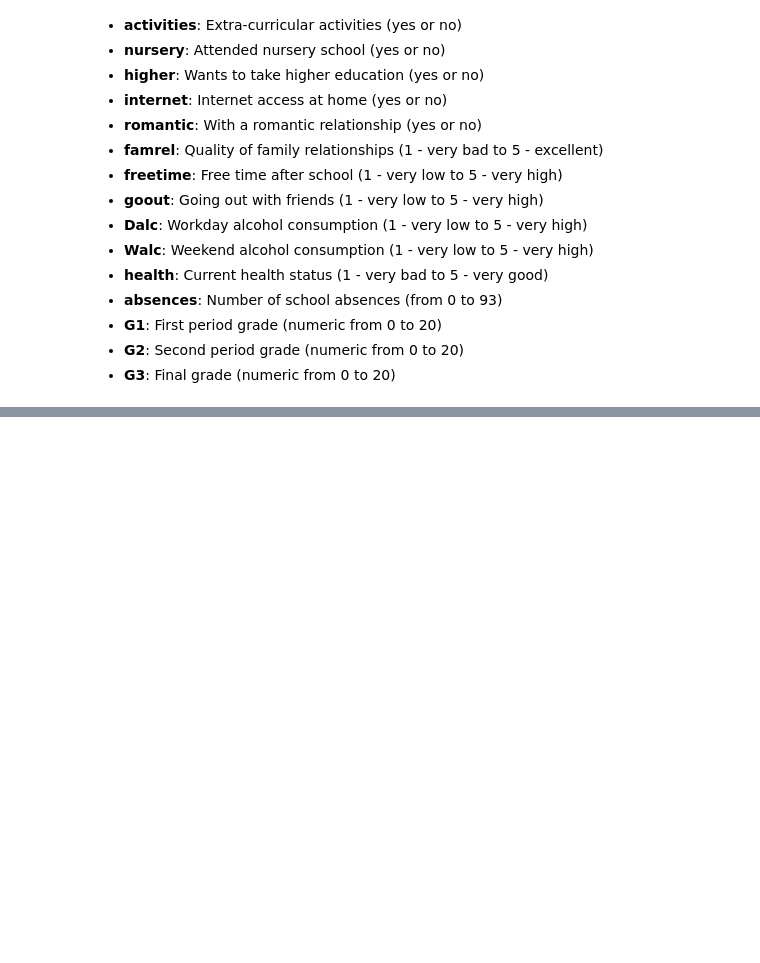
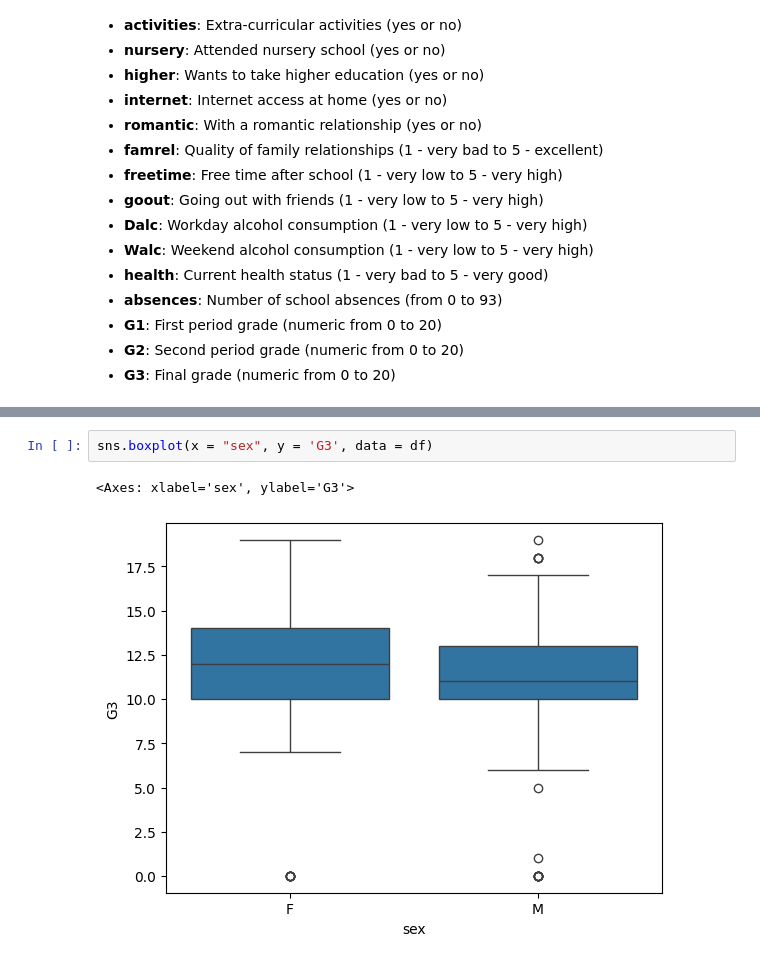
Before and after one commit to coder-priyanka01/Machine-Learning, a Jupyter notebook: Student.ipynb, the cells around one changed output, grey strips where cells are left out. Cells and saved outputs as stored; diff of their text form; blank space fills up the shorter version.

```diff
--- a/Student.ipynb
+++ b/Student.ipynb
@@ -185,0 +210,5 @@ There is a significant differenece in test scores between GP and MS schools.
+# %%
+sns.boxplot(x = "sex", y = 'G3', data = df)
+# %% [output]
+<Axes: xlabel='sex', ylabel='G3'>
+[figure, added]
```
Also changed, not shown: parts of 9 cells of this notebook.
